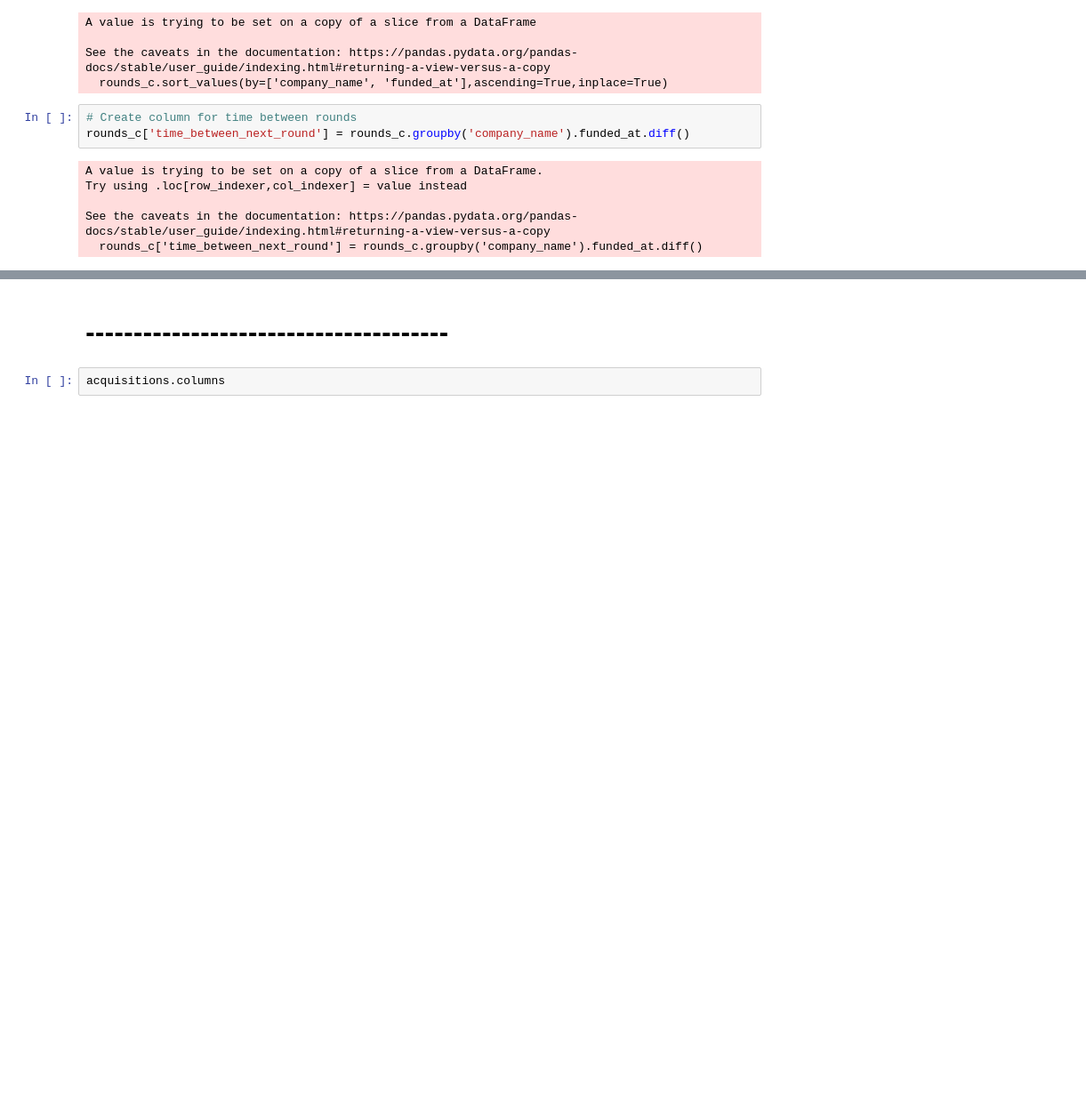
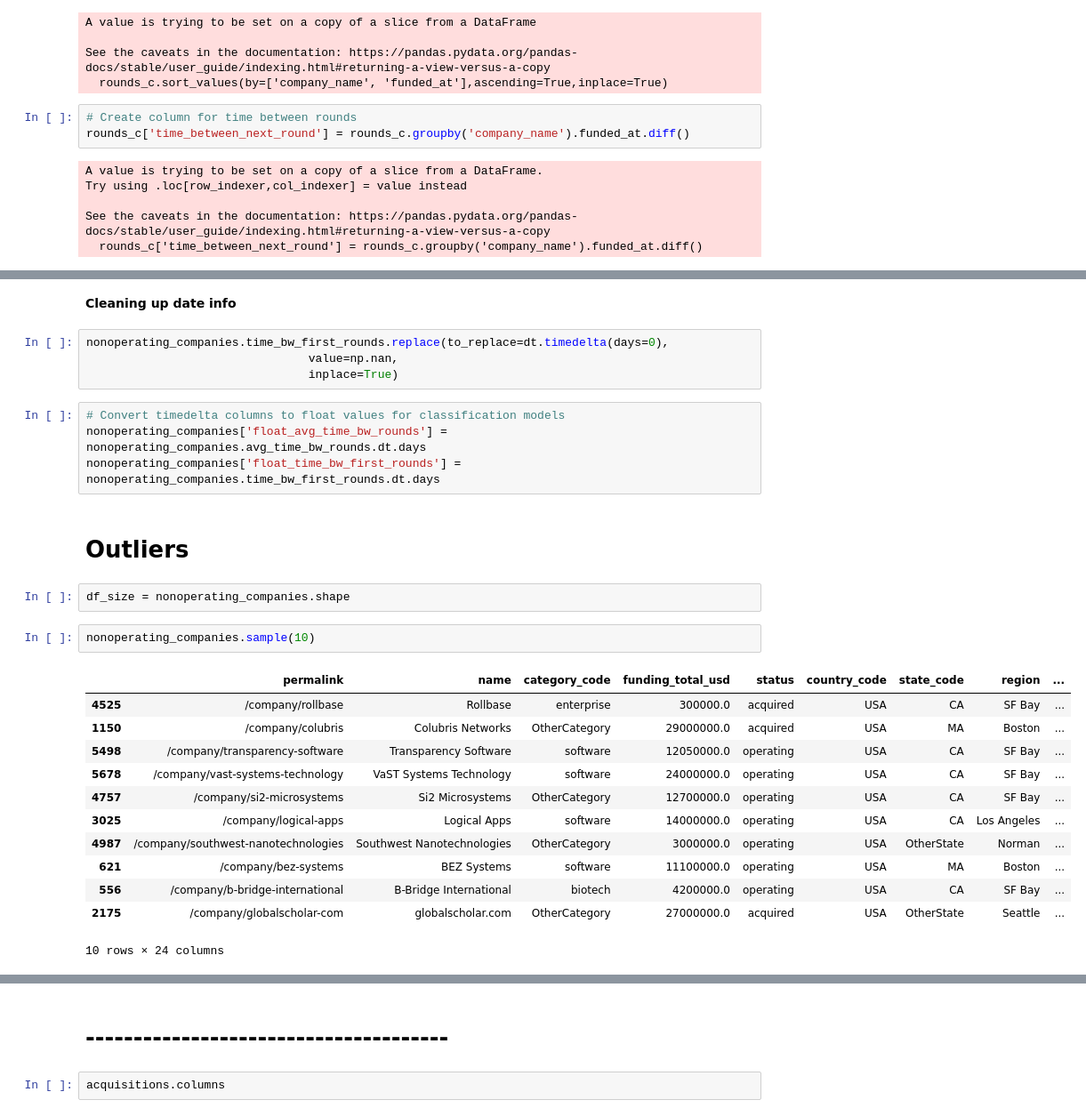
Before and after one commit to Raghad09/ClassificationProject, a Jupyter notebook: Code/1_Data Cleaning.ipynb, the cells around one changed output, grey strips where cells are left out. Shown at 89% size. Cells and saved outputs as stored; diff of their text form; blank space fills up the shorter version.

```diff
--- a/Code/1_Data Cleaning.ipynb
+++ b/Code/1_Data Cleaning.ipynb
@@ -414,0 +501,29 @@ Text(0.5, 1.0, 'Distribution of Top 10 States')
+# %% [markdown]
+**Cleaning up date info**
+# %%
+nonoperating_companies.time_bw_first_rounds.replace(to_replace=dt.timedelta(days=0),
+                                value=np.nan,
+                                inplace=True)
+# %%
+# Convert timedelta columns to float values for classification models
+nonoperating_companies['float_avg_time_bw_rounds'] = nonoperating_companies.avg_time_bw_rounds.dt.days
+nonoperating_companies['float_time_bw_first_rounds'] = nonoperating_companies.time_bw_first_rounds.dt.days
+# %% [markdown]
+# Outliers
+# %%
+df_size = nonoperating_companies.shape
+# %%
+nonoperating_companies.sample(10)
+# %% [output]
+|  | permalink | name | category_code | funding_total_usd | status | country_code | state_code | region | ... |
+| 4525 | /company/rollbase | Rollbase | enterprise | 300000.0 | acquired | USA | CA | SF Bay | ... |
+| 1150 | /company/colubris | Colubris Networks | OtherCategory | 29000000.0 | acquired | USA | MA | Boston | ... |
+| 5498 | /company/transparency-software | Transparency Software | software | 12050000.0 | operating | USA | CA | SF Bay | ... |
+| 5678 | /company/vast-systems-technology | VaST Systems Technology | software | 24000000.0 | operating | USA | CA | SF Bay | ... |
+| 4757 | /company/si2-microsystems | Si2 Microsystems | OtherCategory | 12700000.0 | operating | USA | CA | SF Bay | ... |
+| 3025 | /company/logical-apps | Logical Apps | software | 14000000.0 | operating | USA | CA | Los Angeles | ... |
+| 4987 | /company/southwest-nanotechnologies | Southwest Nanotechnologies | OtherCategory | 3000000.0 | operating | USA | OtherState | Norman | ... |
+| 621 | /company/bez-systems | BEZ Systems | software | 11100000.0 | operating | USA | MA | Boston | ... |
+| 556 | /company/b-bridge-international | B-Bridge International | biotech | 4200000.0 | operating | USA | CA | SF Bay | ... |
+| 2175 | /company/globalscholar-com | globalscholar.com | OtherCategory | 27000000.0 | acquired | USA | OtherState | Seattle | ... |
+10 rows × 24 columns
```
Also changed, not shown: parts of 45 cells of this notebook, 6 other files.
